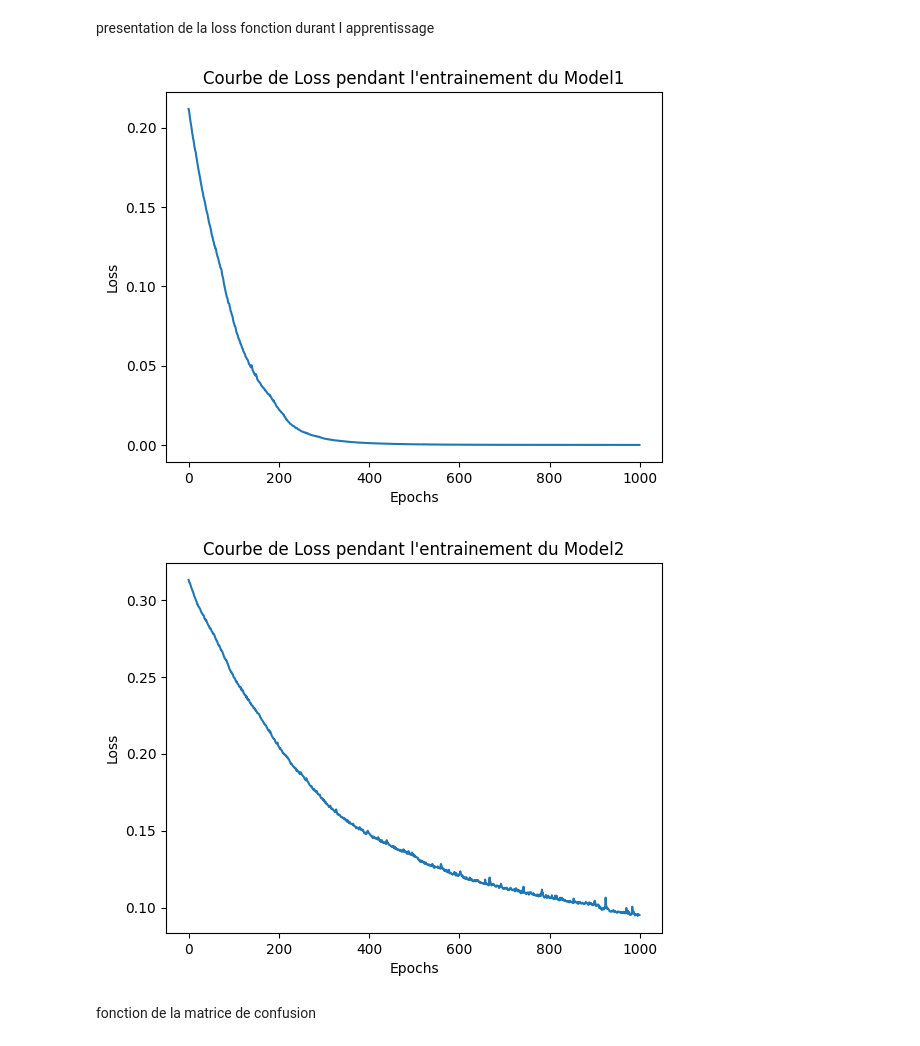
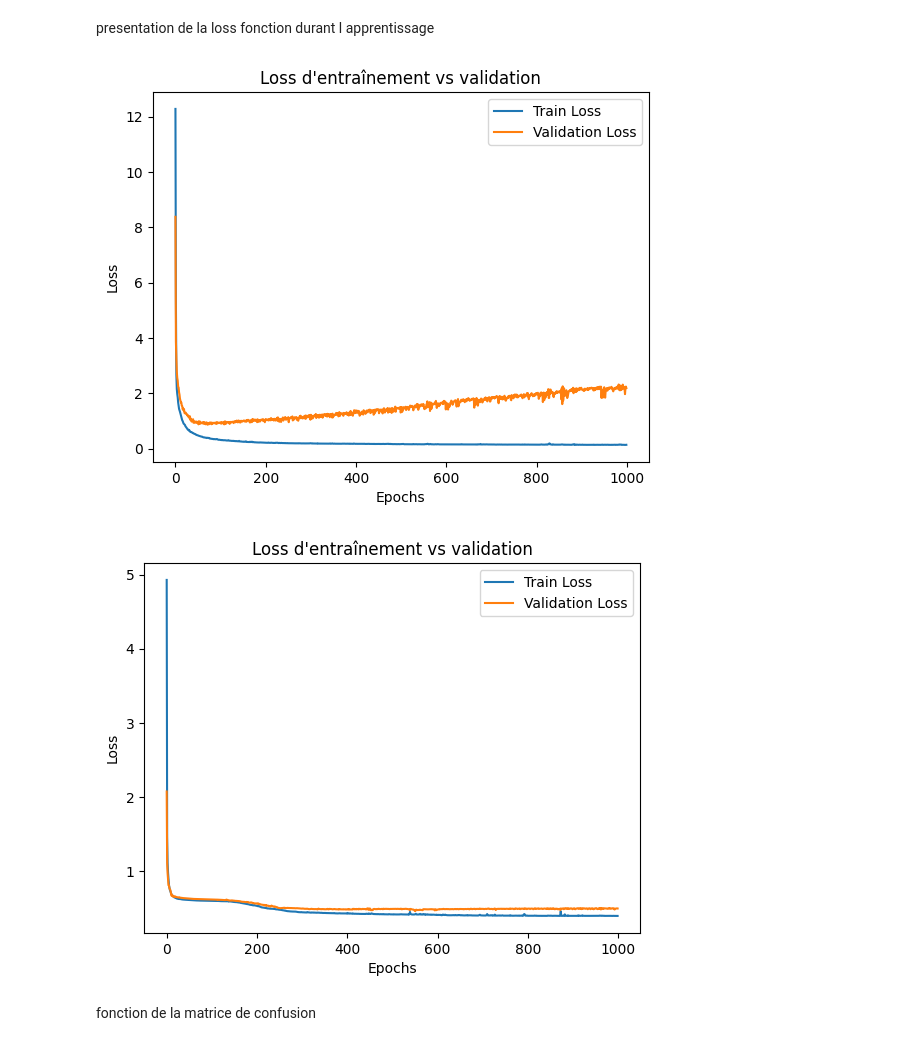
Before and after one commit to augustinprotin/Protin-Peyronnet---com.science.training, a Jupyter notebook: MLP.ipynb, the cells around one changed output. Cells and saved outputs as stored; diff of their text form; code cells hidden in the pictures.

Commit message:
modification Avec  1000 epochs

```diff
--- a/MLP.ipynb
+++ b/MLP.ipynb
@@ -117,7 +117,15 @@ Model: "sequential_1"
 apprentissage
 # %%
 epochs = 1000
-history1 = Model1.fit(X_train_scaled, y_train, epochs=epochs)
-history2 = Model2.fit(X_train_scaled, y_train, epochs=epochs)
+history1 = Model1.fit(
+    X_train, y_train,
+    epochs=epochs,
+    validation_split=0.2  # ou validation_data=(X_val, y_val)
+)
+history2=Model2.fit(
+    X_train, y_train,
+    epochs=epochs,
+    validation_split=0.2  # ou validation_data=(X_val, y_val)
+)
 # %% [output]
 Epoch 1/1000
@@ -148,21 +156,29 @@ Predict2 = Model2.predict(X_test_scaled)
 # %% [markdown]
 presentation de la loss fonction durant l apprentissage
 # %%
-plt.plot(history1.history['loss'])
-plt.title('Courbe de Loss pendant l\'entrainement du Model1')
+plt.plot(history1.history['loss'], label='Train Loss')
+plt.plot(history1.history['val_loss'], label='Validation Loss')
+
+plt.title("Loss d'entraînement vs validation")
 plt.xlabel('Epochs')
 plt.ylabel('Loss')
+plt.legend()
+
 plt.show()
 # %% [output]
-[figure, old version]
+[figure, new version]
 # %%
-plt.plot(history2.history['loss'])
-plt.title('Courbe de Loss pendant l\'entrainement du Model2')
+plt.plot(history2.history['loss'], label='Train Loss')
+plt.plot(history2.history['val_loss'], label='Validation Loss')
+
+plt.title("Loss d'entraînement vs validation")
 plt.xlabel('Epochs')
 plt.ylabel('Loss')
+plt.legend()
+
 plt.show()
 # %% [output]
-[figure, old version]
+[figure, new version]
 # %% [markdown]
 fonction de la matrice de confusion
 # %%
```
Also changed, not shown: parts of 3 cells of this notebook.
